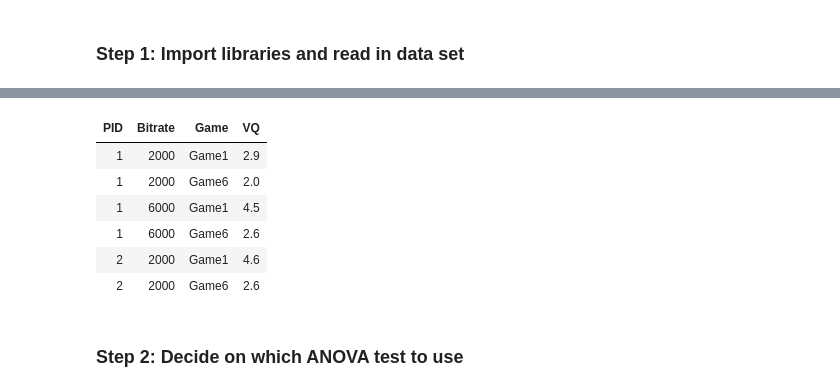
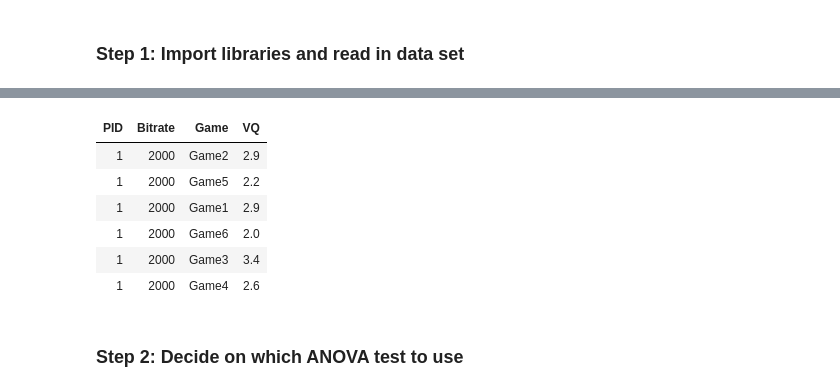
Before and after one commit to babaknaderi/stat, a Jupyter notebook: W8 ANOVA/groupb_r/No1.ipynb, the cells around one changed output, grey strips where cells are left out. Cells and saved outputs as stored; diff of their text form; code cells hidden in the pictures.

```diff
--- a/W8 ANOVA/groupb_r/No1.ipynb
+++ b/W8 ANOVA/groupb_r/No1.ipynb
@@ -35,27 +35,25 @@ Warning message:
 # %%
 # read in data sets
 get_gaming_data <- function() {
     gaming_data <- read_excel("datasets/DB01_gaming_video_quality_dataset.xlsx")
-    gaming_data <- gaming_data %>% dplyr::filter(Resolution == 1080,
-                                      Framerate == 60,
-                                      (Condition == 36 | Condition == 50)) %>%
+    gaming_data <- gaming_data %>% dplyr::filter(Resolution == 1080, Framerate == 60) %>%
                                     select(PID, Bitrate, Game, VQ) %>%
                                     mutate(Bitrate = as.character(Bitrate), PID = as.factor(PID), Game = as.factor(Game)) %>%
                                     arrange(PID)
 
     gaming_data
 }
 
 gaming_data <- get_gaming_data()
 head(gaming_data)
 # %% [output]
 | PID | Bitrate | Game | VQ |
+| 1 | 2000 | Game2 | 2.9 |
+| 1 | 2000 | Game5 | 2.2 |
 | 1 | 2000 | Game1 | 2.9 |
 | 1 | 2000 | Game6 | 2.0 |
-| 1 | 6000 | Game1 | 4.5 |
-| 1 | 6000 | Game6 | 2.6 |
-| 2 | 2000 | Game1 | 4.6 |
-| 2 | 2000 | Game6 | 2.6 |
+| 1 | 2000 | Game3 | 3.4 |
+| 1 | 2000 | Game4 | 2.6 |
 # %% [markdown]
 ### Step 2: Decide on which ANOVA test to use
 # %% [markdown]
```
Also changed, not shown: parts of 21 cells of this notebook, 3 other files.
